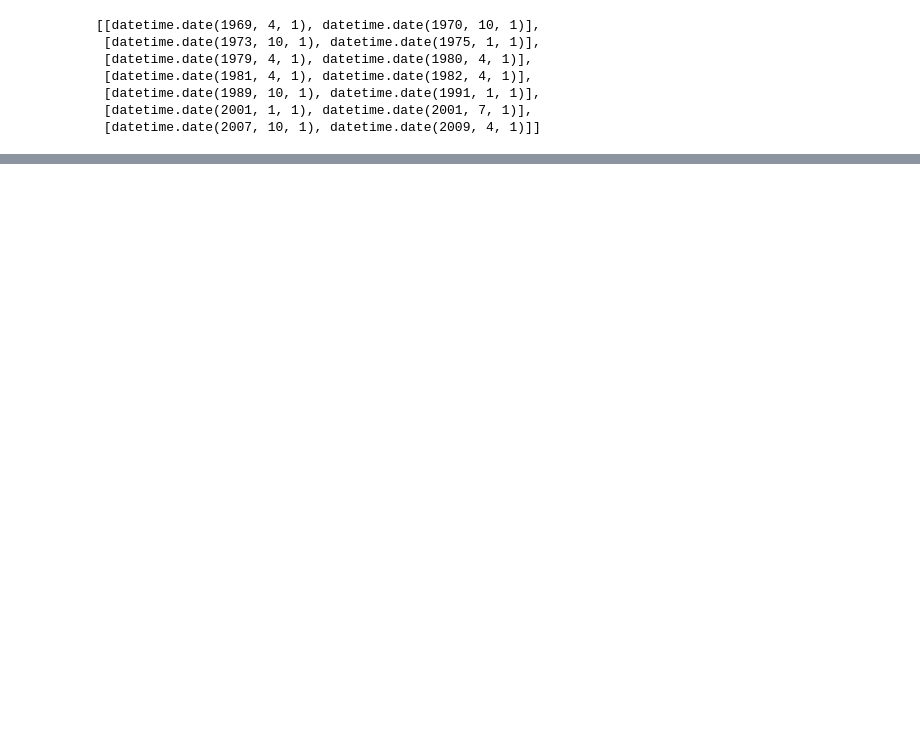
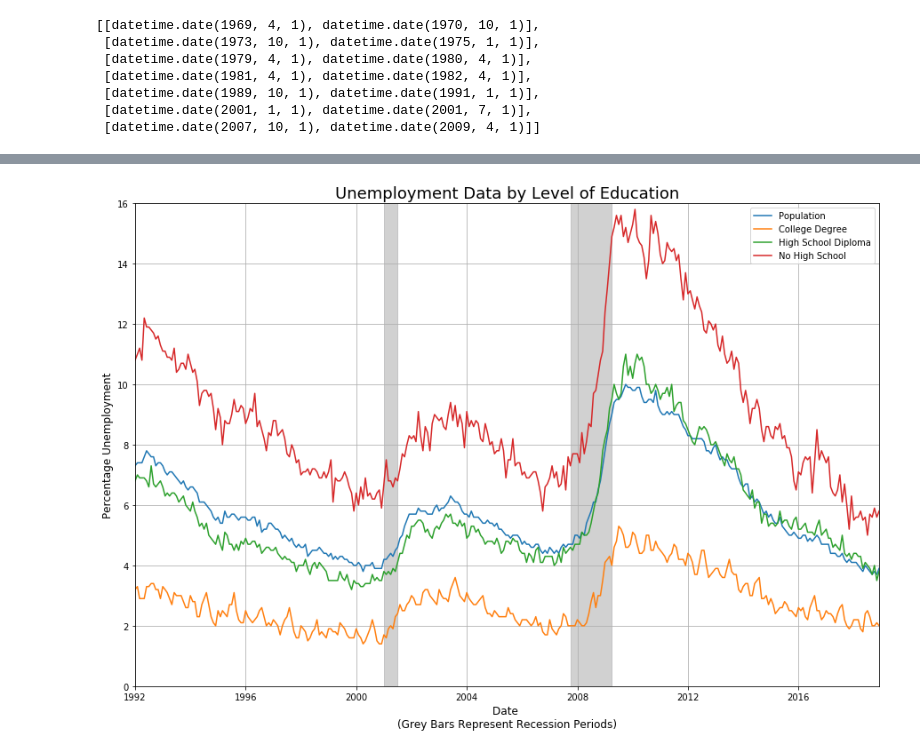
Before and after one commit to willdoucet/Classwork, a Jupyter notebook: Project 2/datawork.ipynb, the cells around one changed output, grey strips where cells are left out. Cells and saved outputs as stored; diff of their text form; code cells hidden in the pictures; blank space fills up the shorter version.

```diff
--- a/Project 2/datawork.ipynb
+++ b/Project 2/datawork.ipynb
@@ -148,0 +317,22 @@ plt.savefig('images/Labor Force.png')
+# %%
+#PLOT UNEMPLOYMENT RATES FOR DIFFERENT GROUPS WITH VERTICAL GREY BARS TO INDICATE RECESSIONS
+
+fig, ax = plt.subplots(figsize=(15,10))
+for x in range (0,4):
+
+    ax.plot(un_dates, un_combined[x], label=un_labels[x])
+
+for timeperiod in unemployment_rec_dates:
+    ax.axvspan(timeperiod[0], timeperiod[1], color="#a4a4a5", alpha=.5)
+
+plt.xlim(un_dates[0], un_dates[-1])
+plt.ylim(0,16)
+plt.title('Unemployment Data by Level of Education', fontsize=18)
+plt.ylabel('Percentage Unemployment', fontsize=12)
+plt.xlabel('Date \n(Grey Bars Represent Recession Periods)', fontsize=12)
+plt.legend()
+plt.grid()
+plt.show()
+fig.savefig('images/Unemployment by Level of Education.png')
+# %% [output]
+[figure, added]
```
Also changed, not shown: parts of 22 cells of this notebook, 13 other files.
